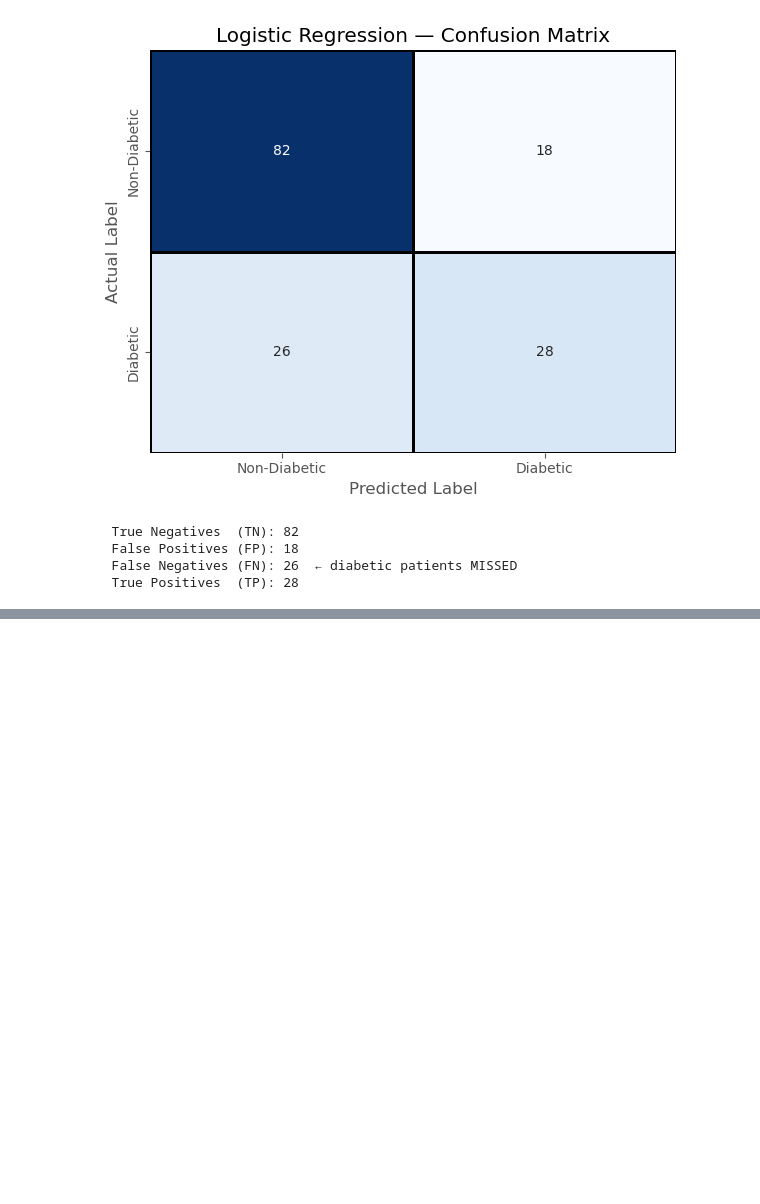
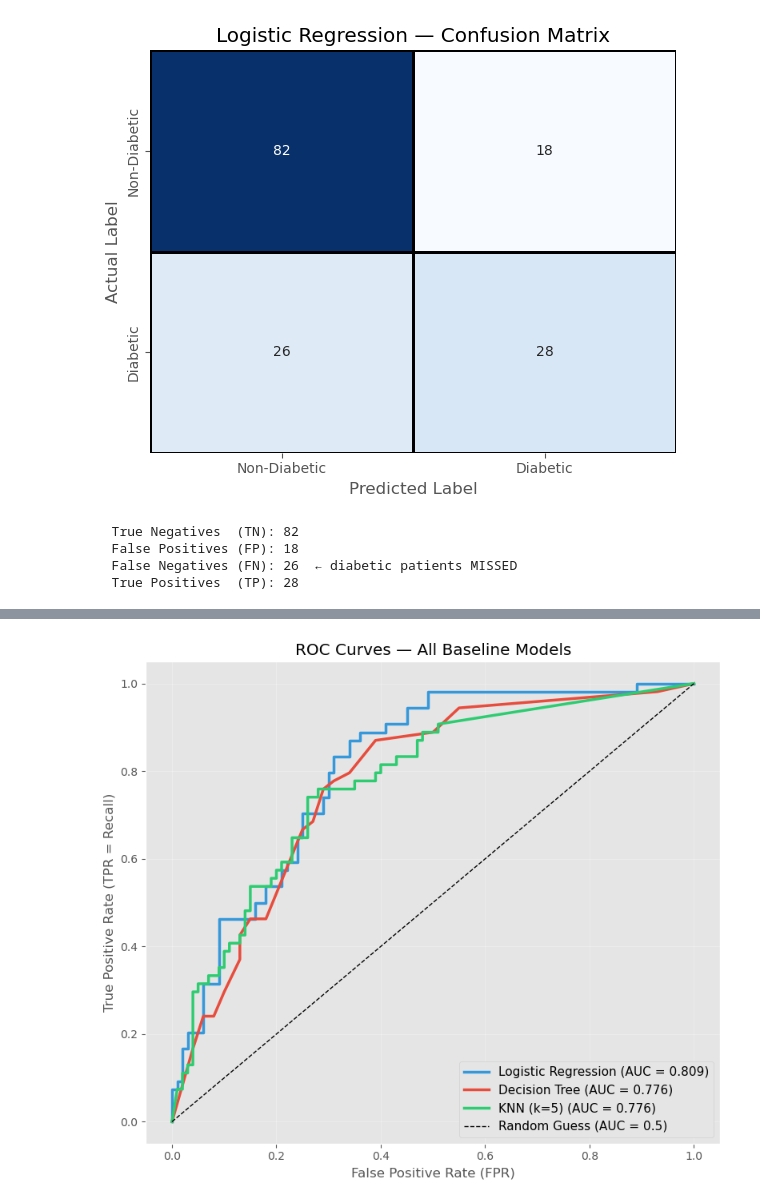
Before and after one commit to kavindu-Denuwan-02/DiabetScope-AI, a Jupyter notebook: notebooks/baseline_models.ipynb, the cells around one changed output, grey strips where cells are left out. Saved outputs shown, nothing was run; the diff lists cells and outputs as text; code cells hidden in the pictures; blank space fills up the shorter version.

```diff
--- a/notebooks/baseline_models.ipynb
+++ b/notebooks/baseline_models.ipynb
@@ -227,0 +430,48 @@ print(f"  True Positives  (TP): {cm[1][1]}")
+# %%
+# ─────────────────────────────────────────────────────
+# ROC CURVE — Receiver Operating Characteristic
+#
+# X-axis: False Positive Rate (FPR) = FP / (FP + TN)
+# Y-axis: True Positive Rate (TPR) = TP / (TP + FN) = Recall
+#
+# The curve sweeps across ALL possible classification
+# thresholds (not just 0.5). This shows how well the model
+# can SEPARATE the two classes.
+#
+# AUC (Area Under Curve):
+#   0.5 = random guessing (diagonal line)
+#   1.0 = perfect separation
+#   > 0.8 = good; > 0.9 = excellent
+#
+# Plotting all 3 models on the same axes lets us compare
+# their discrimination ability directly.
+# ─────────────────────────────────────────────────────
+
+fig, ax = plt.subplots(figsize=(8, 7))
+
+models_probs = {
+    'Logistic Regression': lr_prob,
+    'Decision Tree'      : dt_prob,
+    'KNN (k=5)'          : knn_prob
+}
+
+colors = ['#3498db', '#e74c3c', '#2ecc71']
+
+for (name, probs), color in zip(models_probs.items(), colors):
+    fpr, tpr, _ = roc_curve(y_test, probs)
+    auc = roc_auc_score(y_test, probs)
+    ax.plot(fpr, tpr, color=color, linewidth=2.5, label=f'{name} (AUC = {auc:.3f})')
+
+# Diagonal = random classifier baseline
+ax.plot([0, 1], [0, 1], 'k--', linewidth=1, label='Random Guess (AUC = 0.5)')
+
+ax.set_xlabel('False Positive Rate (FPR)')
+ax.set_ylabel('True Positive Rate (TPR = Recall)')
+ax.set_title('ROC Curves — All Baseline Models')
+ax.legend(loc='lower right', fontsize=11)
+ax.grid(True, alpha=0.3)
+
+plt.tight_layout()
+plt.show()
+# %% [output]
+[figure, added]
```
Also changed, not shown: parts of 6 cells of this notebook, 3 other files.
